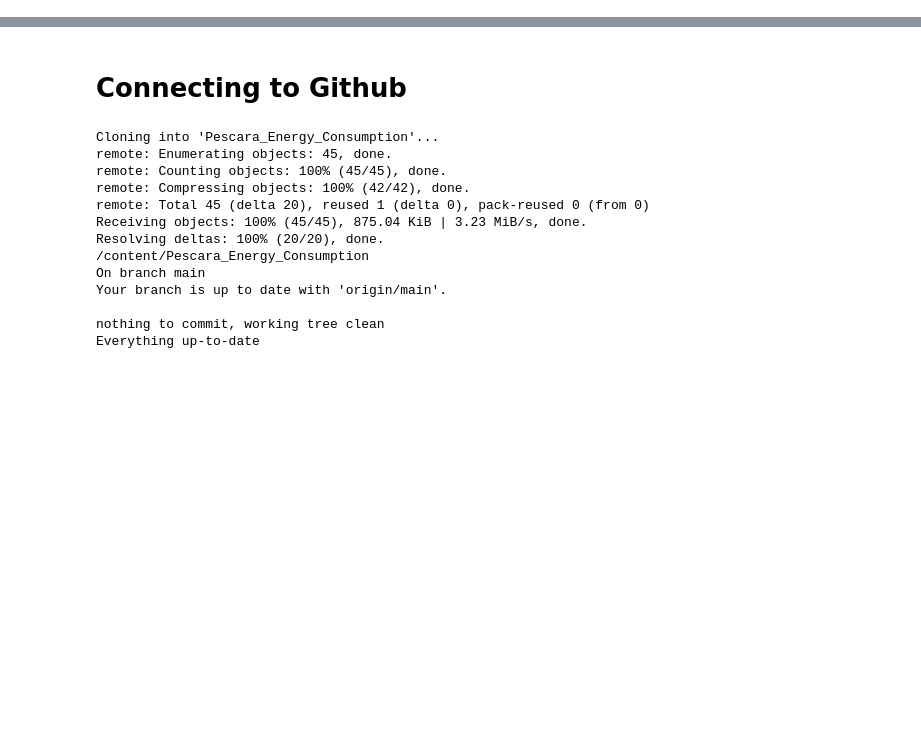
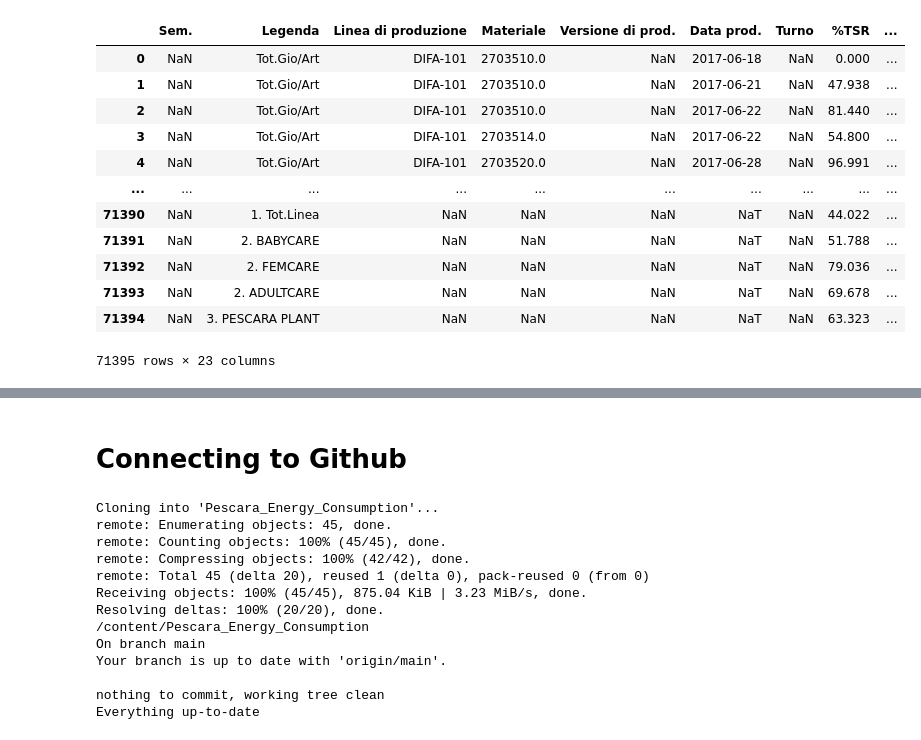
Before and after one commit to NiloofarSoltani-2/Pescara_Energy_Consumption, a Jupyter notebook: Niloofar_Soltani_Analysis.ipynb, the cells around one changed output, grey strips where cells are left out. Saved outputs shown, nothing was run; the diff lists cells and outputs as text; code cells hidden in the pictures; blank space fills up the shorter version.

```diff
--- a/Niloofar_Soltani_Analysis.ipynb
+++ b/Niloofar_Soltani_Analysis.ipynb
@@ -1,2 +1,18 @@
 # %% [markdown]
 <a href="https://colab.research.google.com/github/NiloofarSoltani-2/Pescara_Energy_Consumption/blob/NiloofarSoltani/Niloofar_Soltani_Analysis.ipynb" target="_parent"><img src="https://colab.research.google.com/assets/colab-badge.svg" alt="Open In Colab"/></a>
+# %%
+df_msu
+# %% [output]
+|  | Sem. | Legenda | Linea di produzione | Materiale | Versione di prod. | Data prod. | Turno | %TSR | ... |
+| 0 | NaN | Tot.Gio/Art | DIFA-101 | 2703510.0 | NaN | 2017-06-18 | NaN | 0.000 | ... |
+| 1 | NaN | Tot.Gio/Art | DIFA-101 | 2703510.0 | NaN | 2017-06-21 | NaN | 47.938 | ... |
+| 2 | NaN | Tot.Gio/Art | DIFA-101 | 2703510.0 | NaN | 2017-06-22 | NaN | 81.440 | ... |
+| 3 | NaN | Tot.Gio/Art | DIFA-101 | 2703514.0 | NaN | 2017-06-22 | NaN | 54.800 | ... |
+| 4 | NaN | Tot.Gio/Art | DIFA-101 | 2703520.0 | NaN | 2017-06-28 | NaN | 96.991 | ... |
+| ... | ... | ... | ... | ... | ... | ... | ... | ... | ... |
+| 71390 | NaN | 1. Tot.Linea | NaN | NaN | NaN | NaT | NaN | 44.022 | ... |
+| 71391 | NaN | 2. BABYCARE | NaN | NaN | NaN | NaT | NaN | 51.788 | ... |
+| 71392 | NaN | 2. FEMCARE | NaN | NaN | NaN | NaT | NaN | 79.036 | ... |
+| 71393 | NaN | 2. ADULTCARE | NaN | NaN | NaN | NaT | NaN | 69.678 | ... |
+| 71394 | NaN | 3. PESCARA PLANT | NaN | NaN | NaN | NaT | NaN | 63.323 | ... |
+71395 rows × 23 columns
```
Also changed, not shown: parts of 2 cells of this notebook.
